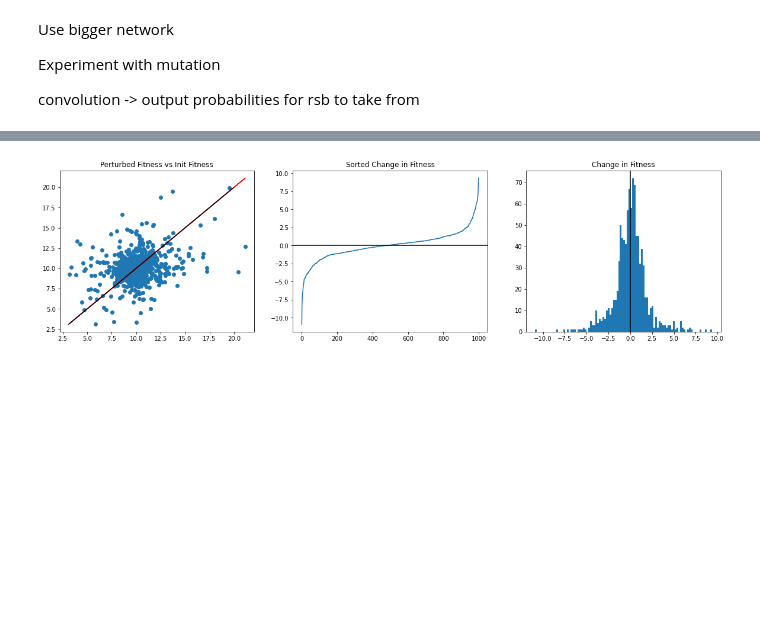
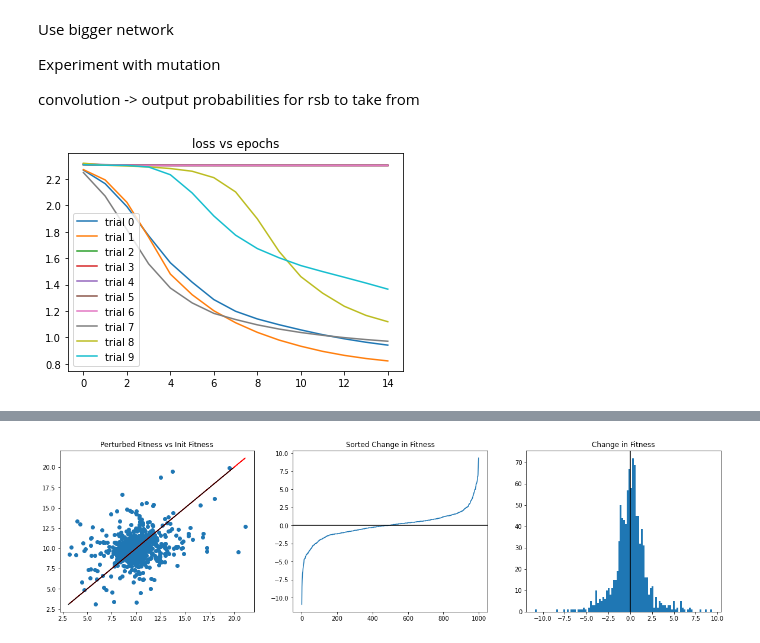
Before and after one commit to akarshkumar0101/evolved-neuroevolution, a Jupyter notebook: mutation_experiment.ipynb, the cells around one changed output, grey strips where cells are left out. Cells and saved outputs as stored; diff of their text form; code cells hidden in the pictures; blank space fills up the shorter version.

```diff
--- a/mutation_experiment.ipynb
+++ b/mutation_experiment.ipynb
@@ -7,23 +7,3 @@ convolution -> output probabilities for rsb to take from
 # %%
 %load_ext autoreload
 %autoreload 2
-# %%
-import numpy as np
-import torch
-from torch import nn
-import torchvision
-import matplotlib.pyplot as plt
-from tqdm.notebook import tqdm
-
-import os
-import shutil
-
-from torchinfo import summary
-import torch.utils.tensorboard as tb
-
-import models_pheno
-import mnist
-import util
-
-torch.manual_seed(10);
-device = torch.device('cuda' if torch.cuda.is_available() else 'cpu')
@@ -32,0 +54,14 @@ task.load_all_data(device)
+# %%
+before_mut = np.array(before_mut)
+after_mut = np.array(after_mut)
+bef = util.arr_dict2dict_arr(before_mut)['loss']
+aft = util.arr_dict2dict_arr(after_mut)['loss']
+diff = aft-bef[..., None]
+# %%
+for trial_idx, data in enumerate(bef):
+    plt.plot(data, label=f'trial {trial_idx}')
+plt.title('loss vs epochs'); plt.legend()
+# plt.axhline(torch.load('./data/mnist_sgd_eval')[model]['loss'])
+plt.show()
+# %% [output]
+[figure, added]
```
Also changed, not shown: parts of 4 cells of this notebook.
